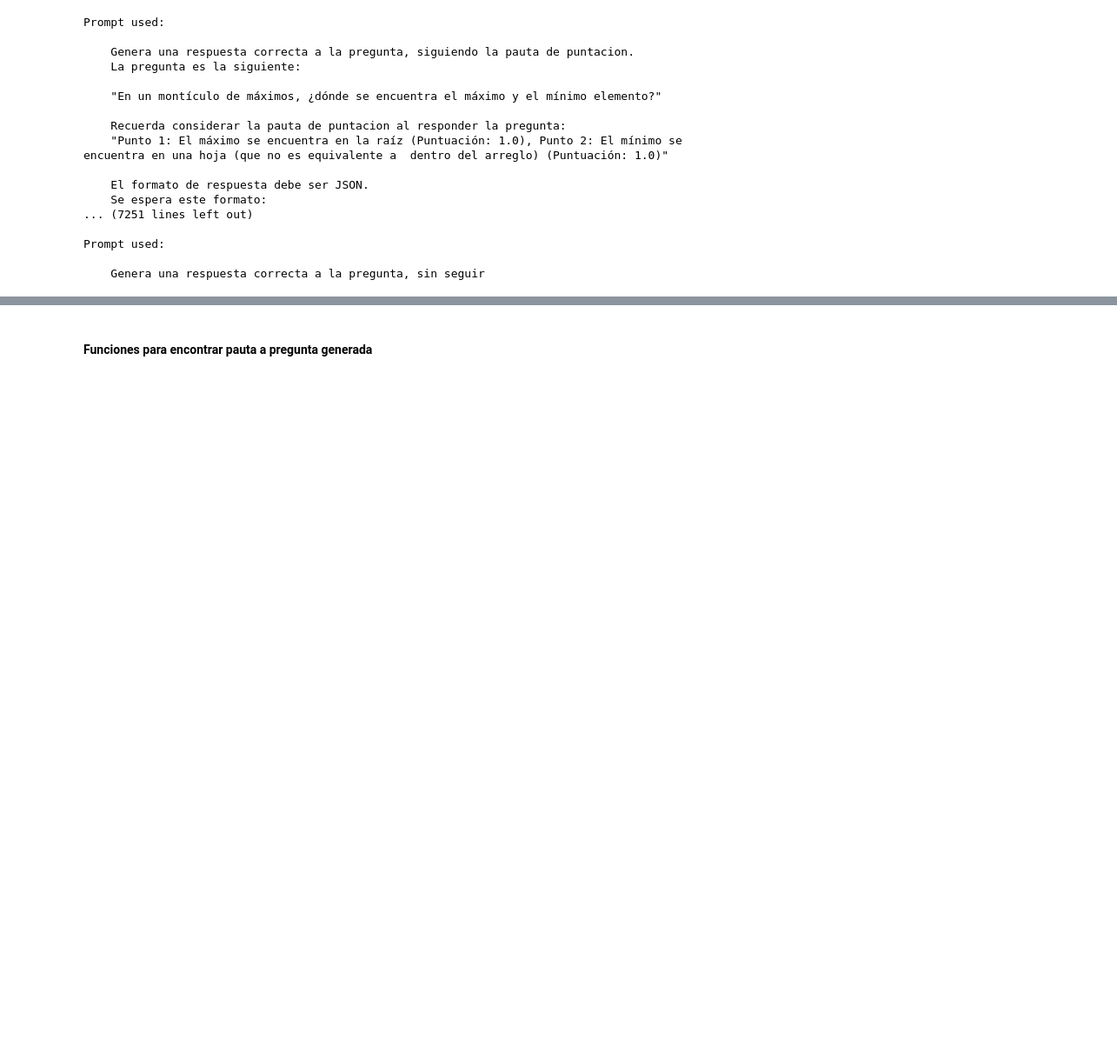
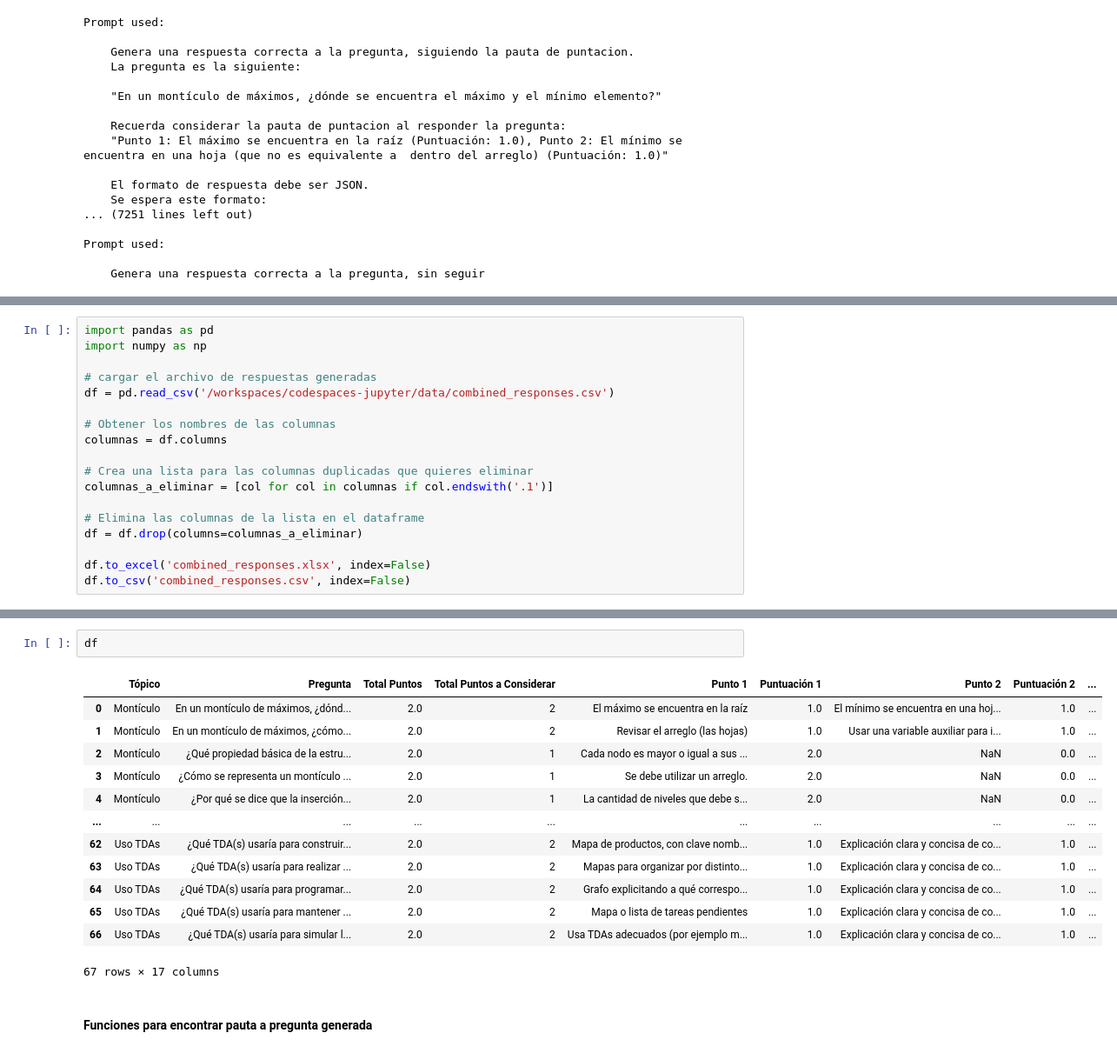
Before and after one commit to ignacio-ave/Evaluador-Estructura-de-Datos, a Jupyter notebook: notebooks/GeneradorRespuestasCorrectas.ipynb, the cells around one changed output, grey strips where cells are left out. Shown: that part at 87% size. Drawn from its saved outputs; the diff is of its cells as text; blank space fills up the shorter version.

Commit message:
combined without duplicates

```diff
--- a/notebooks/GeneradorRespuestasCorrectas.ipynb
+++ b/notebooks/GeneradorRespuestasCorrectas.ipynb
@@ -346,0 +343,18 @@ df = pd.read_csv('/workspaces/codespaces-jupyter/data/combined_responses.csv')
+# %%
+import pandas as pd
+import numpy as np
+
+# cargar el archivo de respuestas generadas
+df = pd.read_csv('/workspaces/codespaces-jupyter/data/combined_responses.csv')
+
+# Obtener los nombres de las columnas
+columnas = df.columns
+
+# Crea una lista para las columnas duplicadas que quieres eliminar
+columnas_a_eliminar = [col for col in columnas if col.endswith('.1')]
+
+# Elimina las columnas de la lista en el dataframe
+df = df.drop(columns=columnas_a_eliminar)
+
+df.to_excel('combined_responses.xlsx', index=False)
+df.to_csv('combined_responses.csv', index=False)
@@ -347,3 +371,19 @@ df = pd.read_csv('/workspaces/codespaces-jupyter/data/combined_responses.csv')
+# %%
+df
+# %% [output]
+|  | Tópico | Pregunta | Total Puntos | Total Puntos a Considerar | Punto 1 | Puntuación 1 | Punto 2 | Puntuación 2 | ... |
+| 0 | Montículo | En un montículo de máximos, ¿dónd... | 2.0 | 2 | El máximo se encuentra en la raíz | 1.0 | El mínimo se encuentra en una hoj... | 1.0 | ... |
+| 1 | Montículo | En un montículo de máximos, ¿cómo... | 2.0 | 2 | Revisar el arreglo (las hojas) | 1.0 | Usar una variable auxiliar para i... | 1.0 | ... |
+| 2 | Montículo | ¿Qué propiedad básica de la estru... | 2.0 | 1 | Cada nodo es mayor o igual a sus ... | 2.0 | NaN | 0.0 | ... |
+| 3 | Montículo | ¿Cómo se representa un montículo ... | 2.0 | 1 | Se debe utilizar un arreglo. | 2.0 | NaN | 0.0 | ... |
+| 4 | Montículo | ¿Por qué se dice que la inserción... | 2.0 | 1 | La cantidad de niveles que debe s... | 2.0 | NaN | 0.0 | ... |
+| ... | ... | ... | ... | ... | ... | ... | ... | ... | ... |
+| 62 | Uso TDAs | ¿Qué TDA(s) usaría para construir... | 2.0 | 2 | Mapa de productos, con clave nomb... | 1.0 | Explicación clara y concisa de co... | 1.0 | ... |
+| 63 | Uso TDAs | ¿Qué TDA(s) usaría para realizar ... | 2.0 | 2 | Mapas para organizar por distinto... | 1.0 | Explicación clara y concisa de co... | 1.0 | ... |
+| 64 | Uso TDAs | ¿Qué TDA(s) usaría para programar... | 2.0 | 2 | Grafo explicitando a qué correspo... | 1.0 | Explicación clara y concisa de co... | 1.0 | ... |
+| 65 | Uso TDAs | ¿Qué TDA(s) usaría para mantener ... | 2.0 | 2 | Mapa o lista de tareas pendientes | 1.0 | Explicación clara y concisa de co... | 1.0 | ... |
+| 66 | Uso TDAs | ¿Qué TDA(s) usaría para simular l... | 2.0 | 2 | Usa TDAs adecuados (por ejemplo m... | 1.0 | Explicación clara y concisa de co... | 1.0 | ... |
+67 rows × 17 columns
 # %% [markdown]
 #### Funciones para encontrar pauta a pregunta generada
 # %%
```
Also changed, not shown: parts of 5 cells of this notebook, 2 other files.
